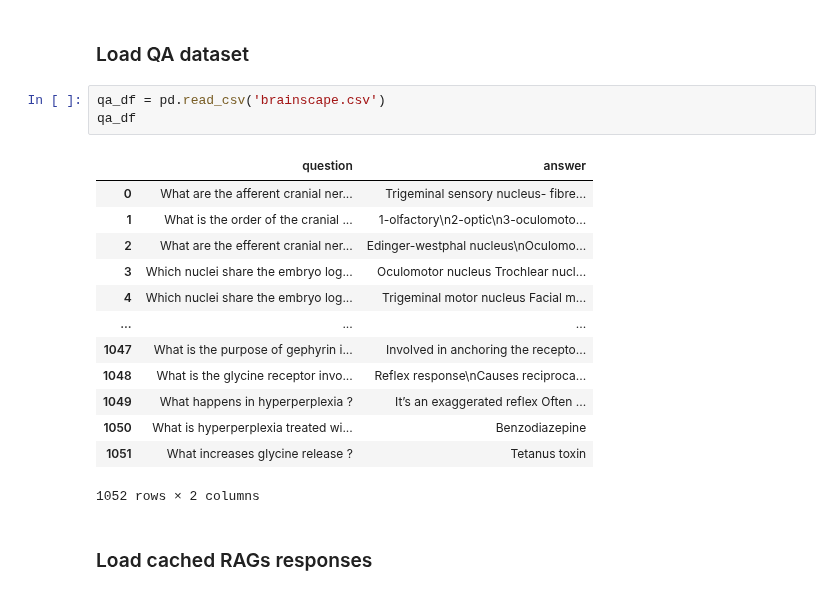
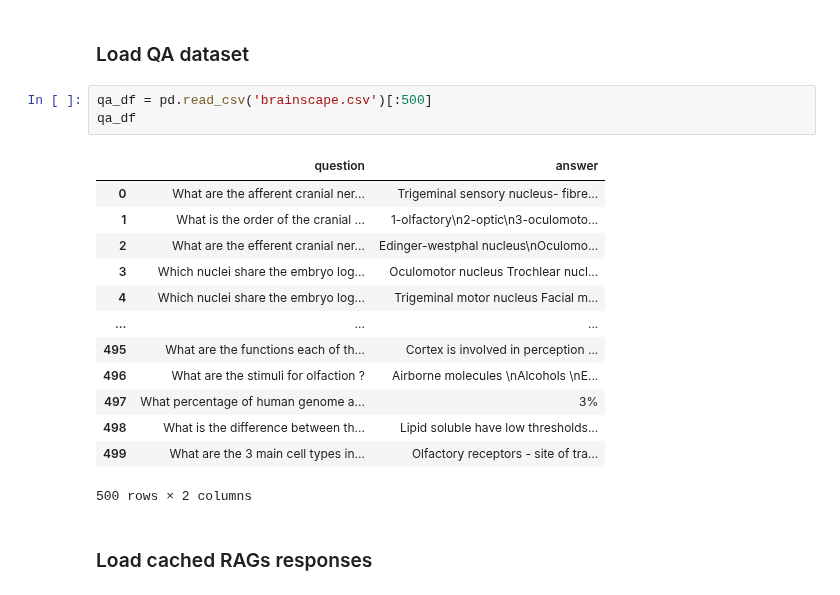
Before and after one commit to Biomed-imaging-lab/NeuroRAG, a Jupyter notebook: research-graph-rag/graph-rag.ipynb, the cells around one changed output. Drawn from its saved outputs; the diff is of its cells as text.

```diff
--- a/research-graph-rag/graph-rag.ipynb
+++ b/research-graph-rag/graph-rag.ipynb
@@ -1337,22 +1282,22 @@ app.invoke({'question': 'Count each amino acid in the ABW05875 sequence'})
 # %% [markdown]
 ### Load QA dataset
 # %%
-qa_df = pd.read_csv('brainscape.csv')
+qa_df = pd.read_csv('brainscape.csv')[:500]
 qa_df
 # %% [output]
 |  | question | answer |
 | 0 | What are the afferent cranial ner... | Trigeminal sensory nucleus- fibre... |
 | 1 | What is the order of the cranial ... | 1-olfactory\n2-optic\n3-oculomoto... |
 | 2 | What are the efferent cranial ner... | Edinger-westphal nucleus\nOculomo... |
 | 3 | Which nuclei share the embryo log... | Oculomotor nucleus Trochlear nucl... |
 | 4 | Which nuclei share the embryo log... | Trigeminal motor nucleus Facial m... |
 | ... | ... | ... |
-| 1047 | What is the purpose of gephyrin i... | Involved in anchoring the recepto... |
-| 1048 | What is the glycine receptor invo... | Reflex response\nCauses reciproca... |
-| 1049 | What happens in hyperperplexia ? | It’s an exaggerated reflex Often ... |
-| 1050 | What is hyperperplexia treated wi... | Benzodiazepine |
-| 1051 | What increases glycine release ? | Tetanus toxin |
+| 495 | What are the functions each of th... | Cortex is involved in perception ... |
+| 496 | What are the stimuli for olfaction ? | Airborne molecules \nAlcohols \nE... |
+| 497 | What percentage of human genome a... | 3% |
+| 498 | What is the difference between th... | Lipid soluble have low thresholds... |
+| 499 | What are the 3 main cell types in... | Olfactory receptors - site of tra... |
-1052 rows × 2 columns
+500 rows × 2 columns
 # %% [markdown]
 ### Load cached RAGs responses
 # %%
```
Also changed, not shown: parts of 16 cells of this notebook, 2 other files.
